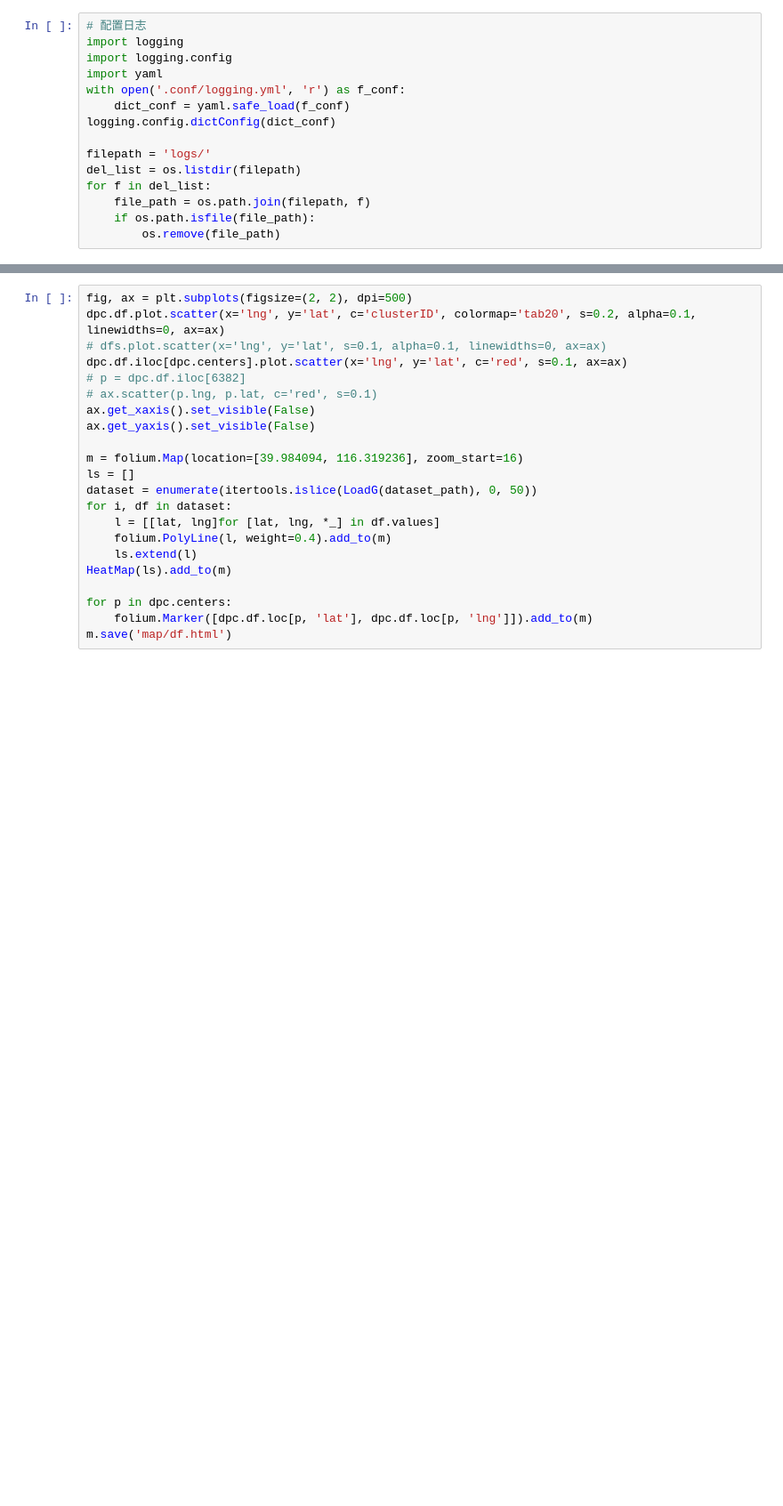
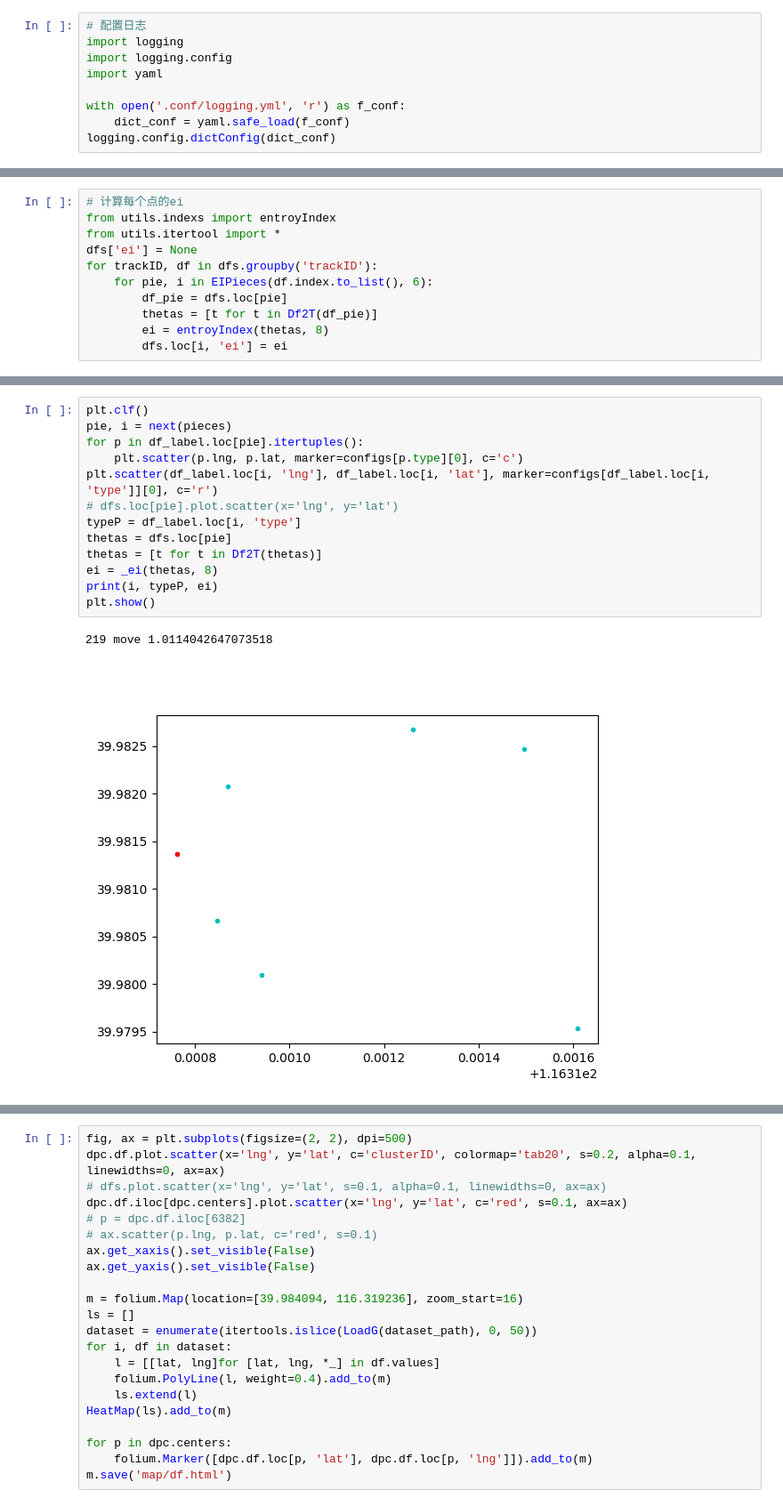
Before and after one commit to KEAE12315/flotation_old, a Jupyter notebook: test.ipynb, the cells around one changed output, grey strips where cells are left out. Shown at 89% size. Saved outputs shown, nothing was run; the diff lists cells and outputs as text; blank space fills up the shorter version.

Commit message:
track6

```diff
--- a/test.ipynb
+++ b/test.ipynb
@@ -3,13 +9,7 @@
 import logging
 import logging.config
 import yaml
+
 with open('.conf/logging.yml', 'r') as f_conf:
     dict_conf = yaml.safe_load(f_conf)
 logging.config.dictConfig(dict_conf)
-
-filepath = 'logs/'
-del_list = os.listdir(filepath)
-for f in del_list:
-    file_path = os.path.join(filepath, f)
-    if os.path.isfile(file_path):
-        os.remove(file_path)
@@ -265,0 +249,11 @@ for id, dfc in dpc.df.groupby('clusterID'):
+# %%
+# 计算每个点的ei
+from utils.indexs import entroyIndex
+from utils.itertool import *
+dfs['ei'] = None
+for trackID, df in dfs.groupby('trackID'):
+    for pie, i in EIPieces(df.index.to_list(), 6):
+        df_pie = dfs.loc[pie]
+        thetas = [t for t in Df2T(df_pie)]
+        ei = entroyIndex(thetas, 8)
+        dfs.loc[i, 'ei'] = ei
@@ -265,0 +306,16 @@ for id, dfc in dpc.df.groupby('clusterID'):
+# %%
+plt.clf()
+pie, i = next(pieces)
+for p in df_label.loc[pie].itertuples():
+    plt.scatter(p.lng, p.lat, marker=configs[p.type][0], c='c')
+plt.scatter(df_label.loc[i, 'lng'], df_label.loc[i, 'lat'], marker=configs[df_label.loc[i, 'type']][0], c='r')
+# dfs.loc[pie].plot.scatter(x='lng', y='lat')
+typeP = df_label.loc[i, 'type']
+thetas = dfs.loc[pie]
+thetas = [t for t in Df2T(thetas)]
+ei = _ei(thetas, 8)
+print(i, typeP, ei)
+plt.show()
+# %% [output]
+219 move 1.0114042647073518
+[figure, added]
```
Also changed, not shown: parts of 30 cells of this notebook, 42 other files.
